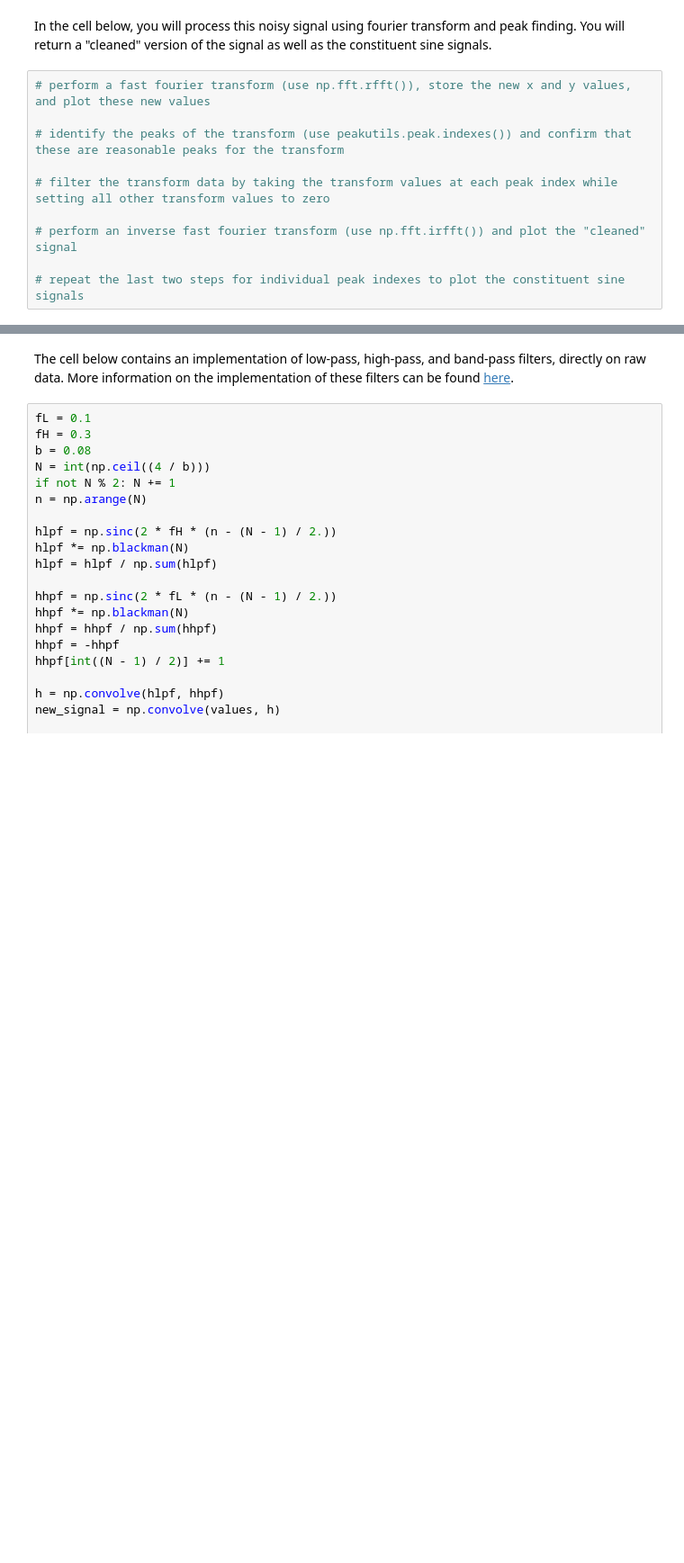
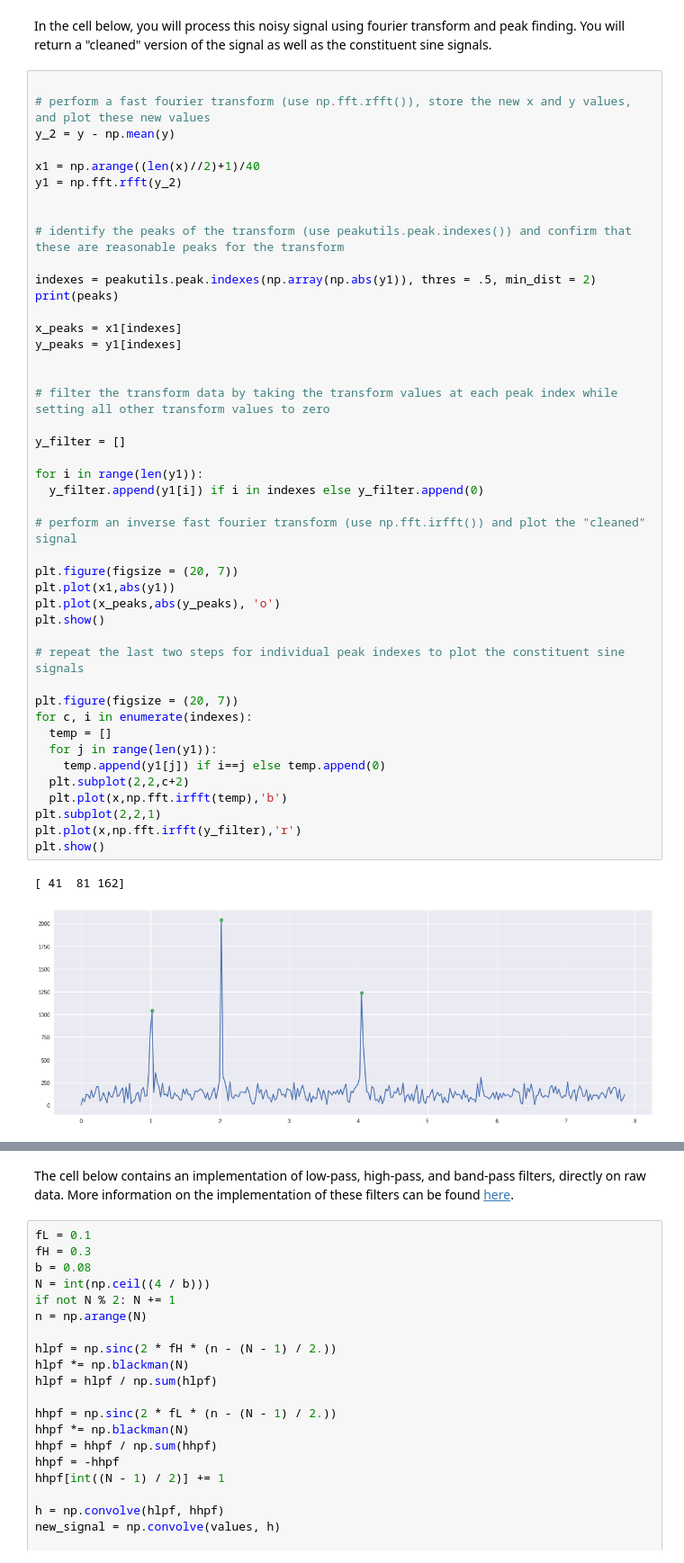
Before and after one commit to nakabox/Week2_public, a Jupyter notebook: Copy_of_Signal_Cleanup.ipynb, the cells around one changed output, grey strips where cells are left out. Shown at 90% size. Cells and saved outputs as stored; diff of their text form; blank space fills up the shorter version.

```diff
--- a/Copy_of_Signal_Cleanup.ipynb
+++ b/Copy_of_Signal_Cleanup.ipynb
@@ -217,12 +221,49 @@ plt.show()
 # %% [markdown]
 In the cell below, you will process this noisy signal using fourier transform and peak finding. You will return a "cleaned" version of the signal as well as the constituent sine signals.
 # %%
+
 # perform a fast fourier transform (use np.fft.rfft()), store the new x and y values, and plot these new values
+y_2 = y - np.mean(y)
+
+x1 = np.arange((len(x)//2)+1)/40
+y1 = np.fft.rfft(y_2)
+
 
 # identify the peaks of the transform (use peakutils.peak.indexes()) and confirm that these are reasonable peaks for the transform
 
+indexes = peakutils.peak.indexes(np.array(np.abs(y1)), thres = .5, min_dist = 2)
+print(peaks)
+
+x_peaks = x1[indexes]
+y_peaks = y1[indexes]
+
+
 # filter the transform data by taking the transform values at each peak index while setting all other transform values to zero
+
+y_filter = []
+
+for i in range(len(y1)):
+  y_filter.append(y1[i]) if i in indexes else y_filter.append(0)
 
 # perform an inverse fast fourier transform (use np.fft.irfft()) and plot the "cleaned" signal
 
+plt.figure(figsize = (20, 7))
+plt.plot(x1,abs(y1))
+plt.plot(x_peaks,abs(y_peaks), 'o')
+plt.show()
+
 # repeat the last two steps for individual peak indexes to plot the constituent sine signals
+
+plt.figure(figsize = (20, 7))
+for c, i in enumerate(indexes):
+  temp = []
+  for j in range(len(y1)):
+    temp.append(y1[j]) if i==j else temp.append(0)
+  plt.subplot(2,2,c+2)
+  plt.plot(x,np.fft.irfft(temp),'b')
+plt.subplot(2,2,1)
+plt.plot(x,np.fft.irfft(y_filter),'r')
+plt.show()
+# %% [output]
+[ 41  81 162]
+[figure, added]
```
Also changed, not shown: parts of 5 cells of this notebook.
